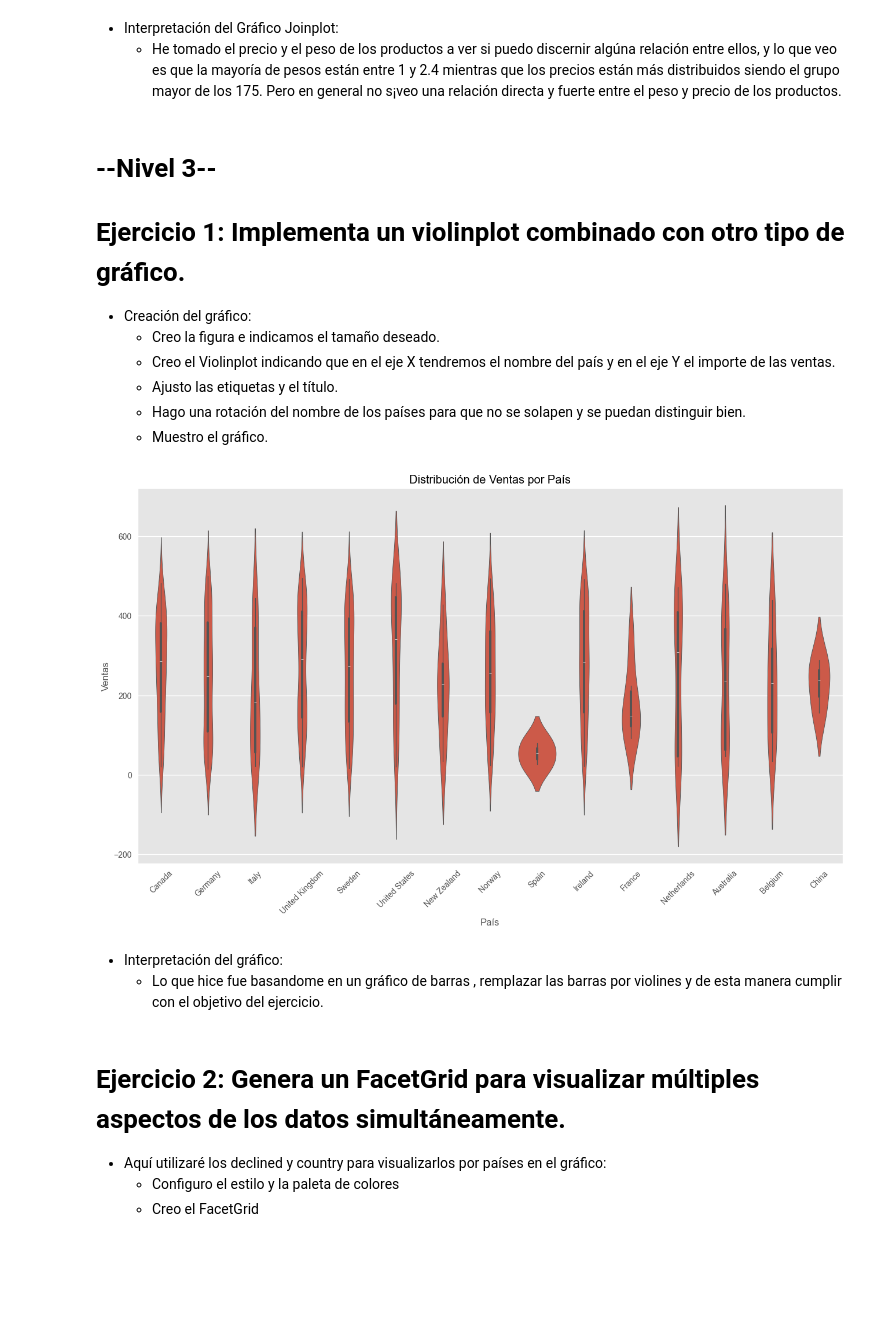
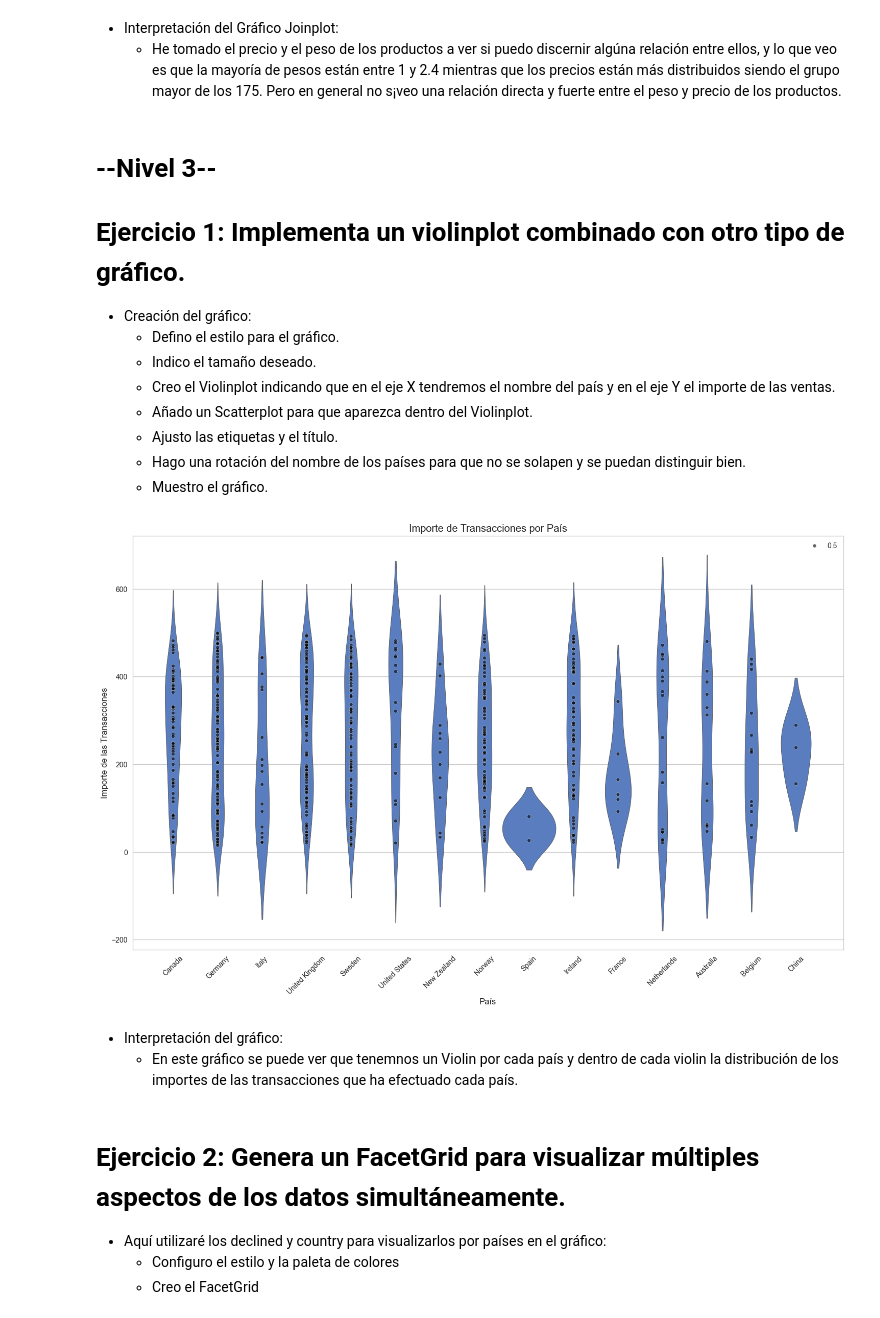
Before and after one commit to Bellengher/SPRINT-1, a Jupyter notebook: SPRINT8.1/Sprint_8_1.ipynb, the cells around one changed output. Saved outputs shown, nothing was run; the diff lists cells and outputs as text; code cells hidden in the pictures; blank space fills up the shorter version.

```diff
--- a/SPRINT8.1/Sprint_8_1.ipynb
+++ b/SPRINT8.1/Sprint_8_1.ipynb
@@ -34,7 +34,7 @@ import seaborn as sns
 # %%
 from sqlalchemy import create_engine
 
-conexion = create_engine('mysql+mysqlconnector://root:CONTRASEÑA@localhost/operations')
+conexion = create_engine('mysql+mysqlconnector://root:151108@localhost/operations')
 
 tablas_db = ['transactions', 'companies', 'users', 'products','product_transaction']
 df = {}
@@ -510,27 +510,33 @@ plt.show()
 # --Nivel 3--
 # Ejercicio 1: Implementa un violinplot combinado con otro tipo de gráfico.
 * Creación del gráfico:
-    * Creo la figura e indicamos el tamaño deseado.
+    * Defino el estilo para el gráfico.
+    * Indico el tamaño deseado.
     * Creo el Violinplot indicando que en el eje X tendremos el nombre del país y en el eje Y el importe de las ventas.
+    * Añado un Scatterplot para que aparezca dentro del Violinplot.
     * Ajusto las etiquetas y el título.
     * Hago una rotación del nombre de los países para que no se solapen y se puedan distinguir bien.
     * Muestro el gráfico.
 # %%
-plt.style.use('ggplot')
 
-plt.figure(figsize=(14, 8))
-sns.violinplot(x='country', y='amount', data=transactions_with_companies)
+sns.set_style("whitegrid")
+
+fig, ax = plt.subplots(figsize=(16, 10))
+
+sns.violinplot(x="country", y="amount", data=transactions_with_companies, inner=None, ax=ax, width= 1.2)
+
+sns.scatterplot(x="country", y="amount", data=transactions_with_companies, ax=ax, color='k', alpha=0.6, size=0.5)
 plt.xlabel('País')
-plt.ylabel('Ventas')
-plt.title('Distribución de Ventas por País')
+plt.ylabel('Importe de las Transacciones')
+plt.title('Importe de Transacciones por País')
 plt.xticks(rotation=45)
 
 plt.show()
 # %% [output]
-[figure, old version]
+[figure, new version]
-# %% [markdown]
-* Interpretación del gráfico:
-    * Lo que hice fue basandome en un gráfico de barras , remplazar las barras por violines y de esta manera cumplir con el objetivo del ejercicio.
+# %% [markdown]
+* Interpretación del gráfico:
+    * En este gráfico se puede ver que tenemnos un Violin por cada país y dentro de cada violin la distribución de los importes de las transacciones que ha efectuado cada país.
 # %% [markdown]
 # Ejercicio 2: Genera un FacetGrid para visualizar múltiples aspectos de los datos simultáneamente.
 
```
